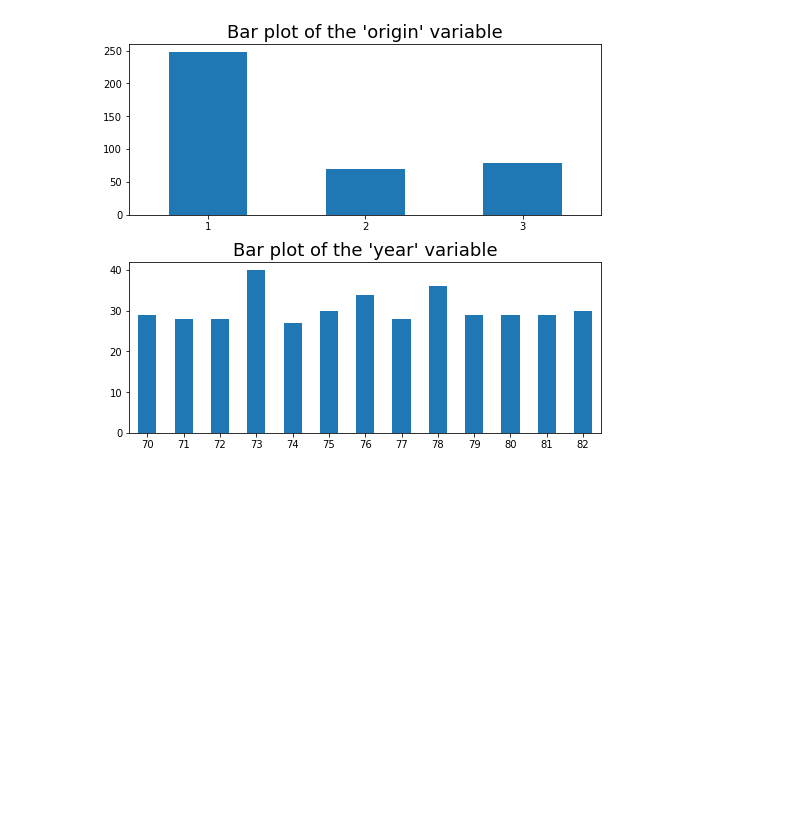
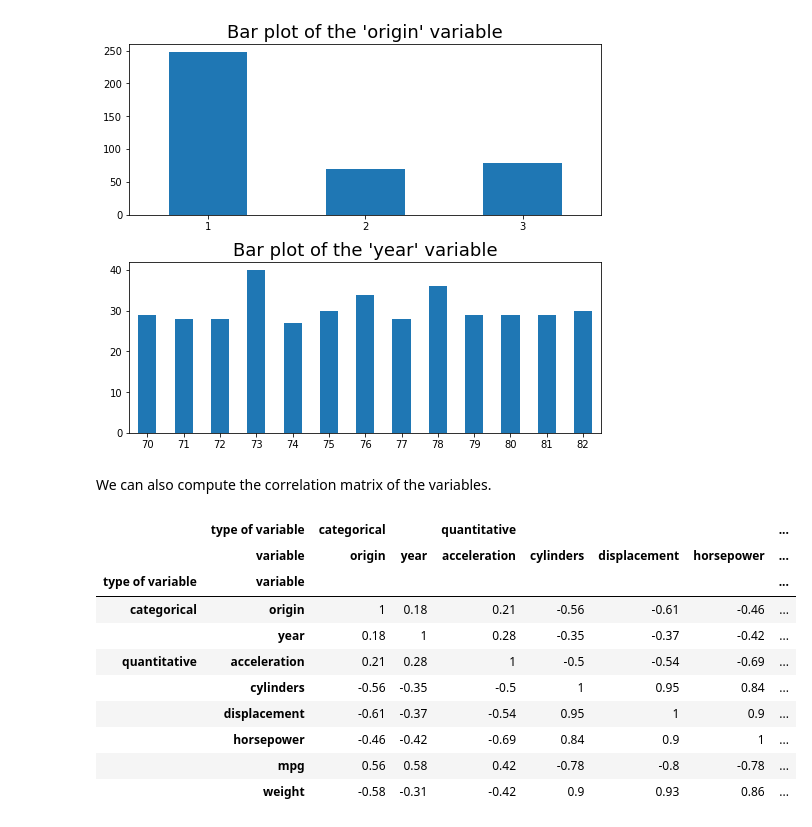
Before and after one commit to HerrBroekman/Python-solutions-for-An-Introduction-to-Statistical-Learning, a Jupyter notebook: DataSets/Auto/Exploration.ipynb, the cells around one changed output. Cells and saved outputs as stored; diff of their text form; code cells hidden in the pictures; blank space fills up the shorter version.

```diff
--- a/DataSets/Auto/Exploration.ipynb
+++ b/DataSets/Auto/Exploration.ipynb
@@ -145,3 +144,20 @@ plotQuantitativeVariables(df, height=3, width=7)
 plotCategoricalVariables(df, height=3, width=7)
 # %% [output]
 [figure]
+# %% [markdown]
+<p>We can also compute the correlation matrix of the variables.</p>
+# %%
+corr = df.corr()
+corr.style.background_gradient(cmap='coolwarm').set_precision(2)
+# %% [output]
+|  | type of variable | categorical |  | quantitative |  |  |  | ... |
+|  | variable | origin | year | acceleration | cylinders | displacement | horsepower | ... |
+| type of variable | variable |  |  |  |  |  |  | ... |
+| categorical | origin | 1 | 0.18 | 0.21 | -0.56 | -0.61 | -0.46 | ... |
+|  | year | 0.18 | 1 | 0.28 | -0.35 | -0.37 | -0.42 | ... |
+| quantitative | acceleration | 0.21 | 0.28 | 1 | -0.5 | -0.54 | -0.69 | ... |
+|  | cylinders | -0.56 | -0.35 | -0.5 | 1 | 0.95 | 0.84 | ... |
+|  | displacement | -0.61 | -0.37 | -0.54 | 0.95 | 1 | 0.9 | ... |
+|  | horsepower | -0.46 | -0.42 | -0.69 | 0.84 | 0.9 | 1 | ... |
+|  | mpg | 0.56 | 0.58 | 0.42 | -0.78 | -0.8 | -0.78 | ... |
+|  | weight | -0.58 | -0.31 | -0.42 | 0.9 | 0.93 | 0.86 | ... |
```
Also changed, not shown: parts of 2 cells of this notebook, 2 other files.
